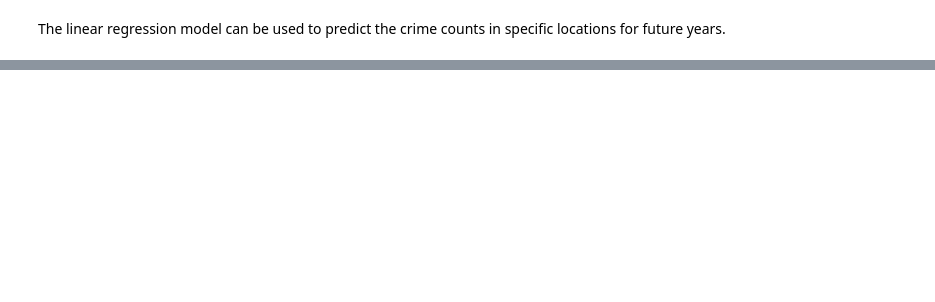
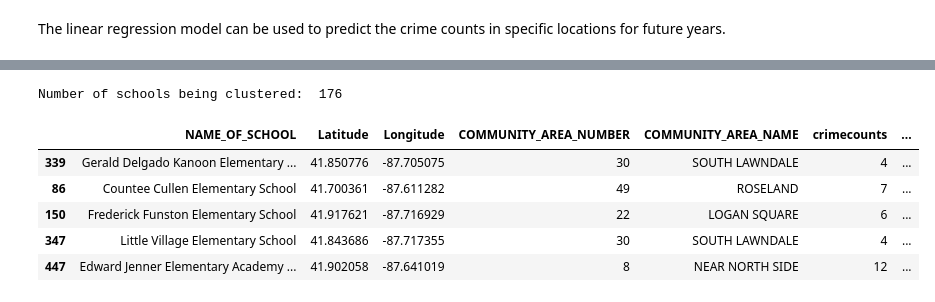
Before and after one commit to sujita20/Coursera_Capstone, a Jupyter notebook: 2020 Chicago School Safety Prediction.ipynb, the cells around one changed output, grey strips where cells are left out. Saved outputs shown, nothing was run; the diff lists cells and outputs as text; code cells hidden in the pictures; blank space fills up the shorter version.

```diff
--- a/2020 Chicago School Safety Prediction.ipynb
+++ b/2020 Chicago School Safety Prediction.ipynb
@@ -384,0 +496,12 @@ The linear regression model can be used to predict the crime counts in specific
+# %%
+school_sample = school_crime_data.sample(n = school_crime_data.shape[0] // 3)
+print("Number of schools being clustered: ",school_sample.shape[0])
+school_sample.head()
+# %% [output]
+Number of schools being clustered:  176
+|  | NAME_OF_SCHOOL | Latitude | Longitude | COMMUNITY_AREA_NUMBER | COMMUNITY_AREA_NAME | crimecounts | ... |
+| 339 | Gerald Delgado Kanoon Elementary ... | 41.850776 | -87.705075 | 30 | SOUTH LAWNDALE | 4 | ... |
+| 86 | Countee Cullen Elementary School | 41.700361 | -87.611282 | 49 | ROSELAND | 7 | ... |
+| 150 | Frederick Funston Elementary School | 41.917621 | -87.716929 | 22 | LOGAN SQUARE | 6 | ... |
+| 347 | Little Village Elementary School | 41.843686 | -87.717355 | 30 | SOUTH LAWNDALE | 4 | ... |
+| 447 | Edward Jenner Elementary Academy ... | 41.902058 | -87.641019 | 8 | NEAR NORTH SIDE | 12 | ... |
```
Also changed, not shown: parts of 33 cells of this notebook.
